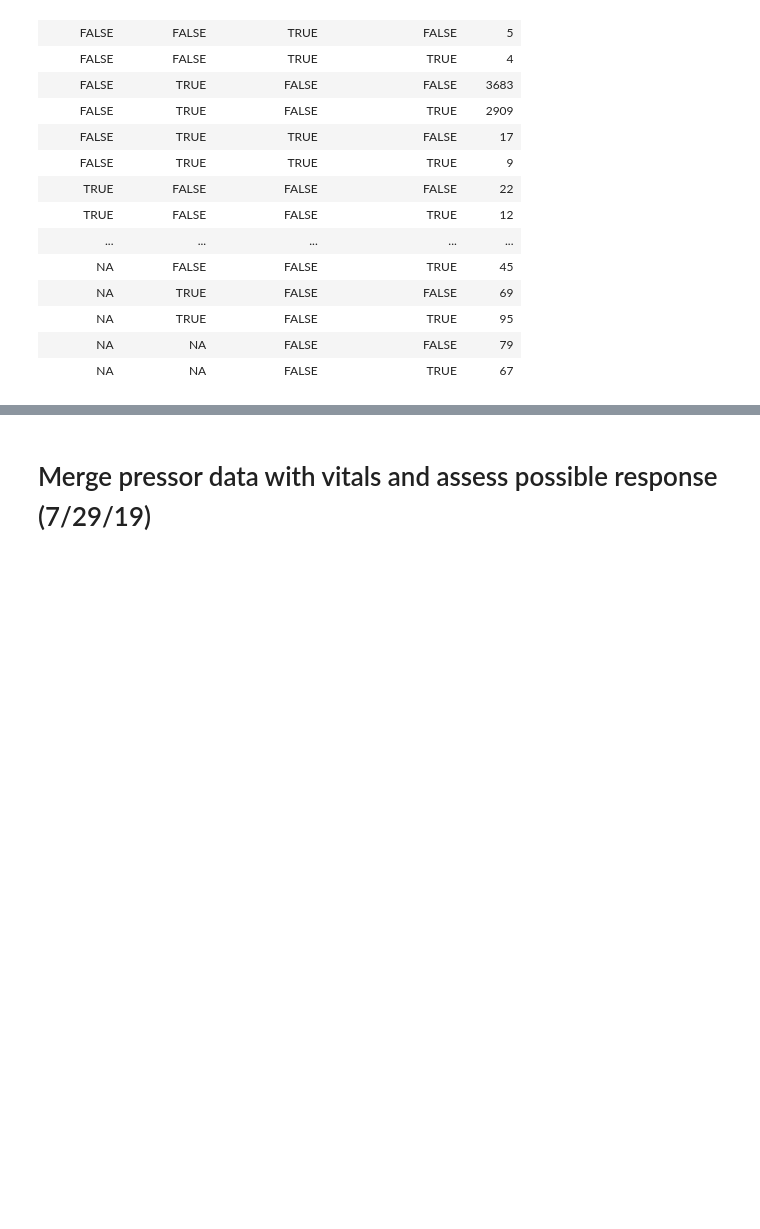
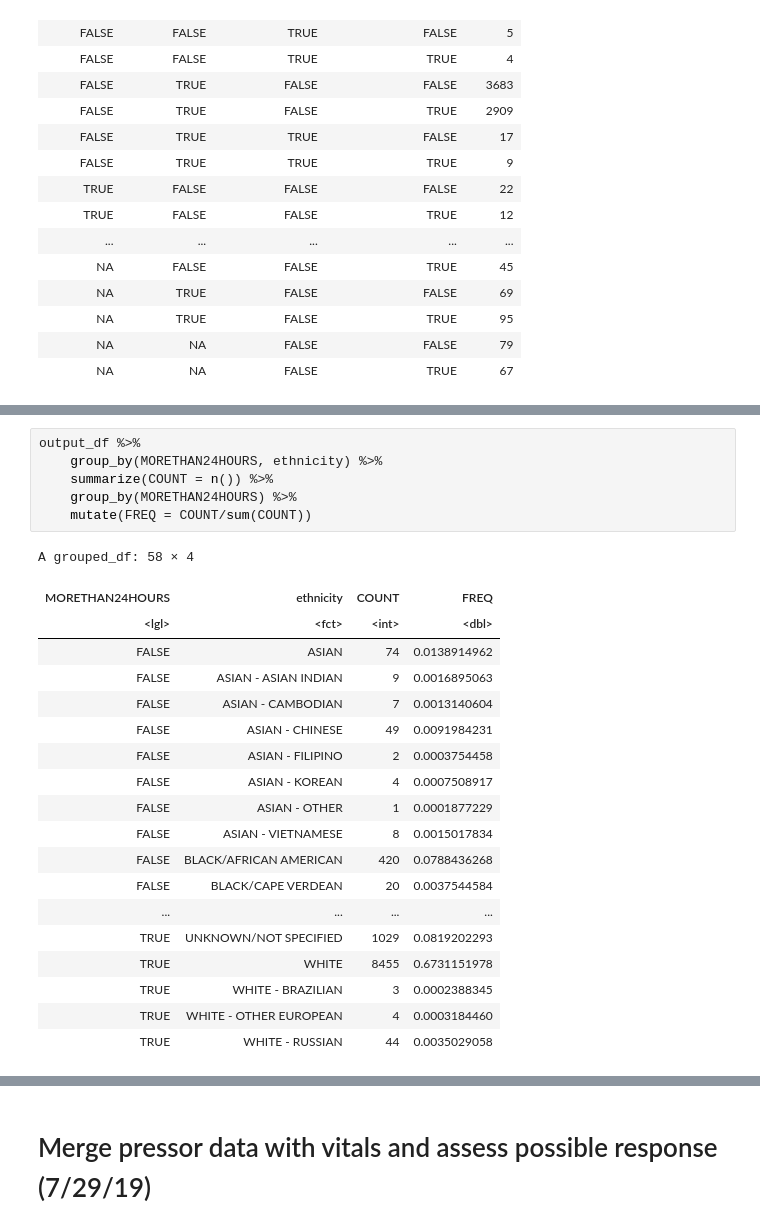
Before and after one commit to ruoyijiang/general, a Jupyter notebook: projects/haimovich_pressors/R_Pressor_Outcomes.ipynb, the cells around one changed output, grey strips where cells are left out. Cells and saved outputs as stored; diff of their text form; blank space fills up the shorter version.

```diff
--- a/projects/haimovich_pressors/R_Pressor_Outcomes.ipynb
+++ b/projects/haimovich_pressors/R_Pressor_Outcomes.ipynb
@@ -460,0 +511,26 @@ A grouped_df: 19 × 5
+# %%
+output_df %>%
+    group_by(MORETHAN24HOURS, ethnicity) %>%
+    summarize(COUNT = n()) %>%
+    group_by(MORETHAN24HOURS) %>%
+    mutate(FREQ = COUNT/sum(COUNT))
+# %% [output]
+A grouped_df: 58 × 4
+| MORETHAN24HOURS | ethnicity | COUNT | FREQ |
+| <lgl> | <fct> | <int> | <dbl> |
+| FALSE | ASIAN | 74 | 0.0138914962 |
+| FALSE | ASIAN - ASIAN INDIAN | 9 | 0.0016895063 |
+| FALSE | ASIAN - CAMBODIAN | 7 | 0.0013140604 |
+| FALSE | ASIAN - CHINESE | 49 | 0.0091984231 |
+| FALSE | ASIAN - FILIPINO | 2 | 0.0003754458 |
+| FALSE | ASIAN - KOREAN | 4 | 0.0007508917 |
+| FALSE | ASIAN - OTHER | 1 | 0.0001877229 |
+| FALSE | ASIAN - VIETNAMESE | 8 | 0.0015017834 |
+| FALSE | BLACK/AFRICAN AMERICAN | 420 | 0.0788436268 |
+| FALSE | BLACK/CAPE VERDEAN | 20 | 0.0037544584 |
+| ... | ... | ... | ... |
+| TRUE | UNKNOWN/NOT SPECIFIED | 1029 | 0.0819202293 |
+| TRUE | WHITE | 8455 | 0.6731151978 |
+| TRUE | WHITE - BRAZILIAN | 3 | 0.0002388345 |
+| TRUE | WHITE - OTHER EUROPEAN | 4 | 0.0003184460 |
+| TRUE | WHITE - RUSSIAN | 44 | 0.0035029058 |
```
Also changed, not shown: parts of 20 cells of this notebook.
